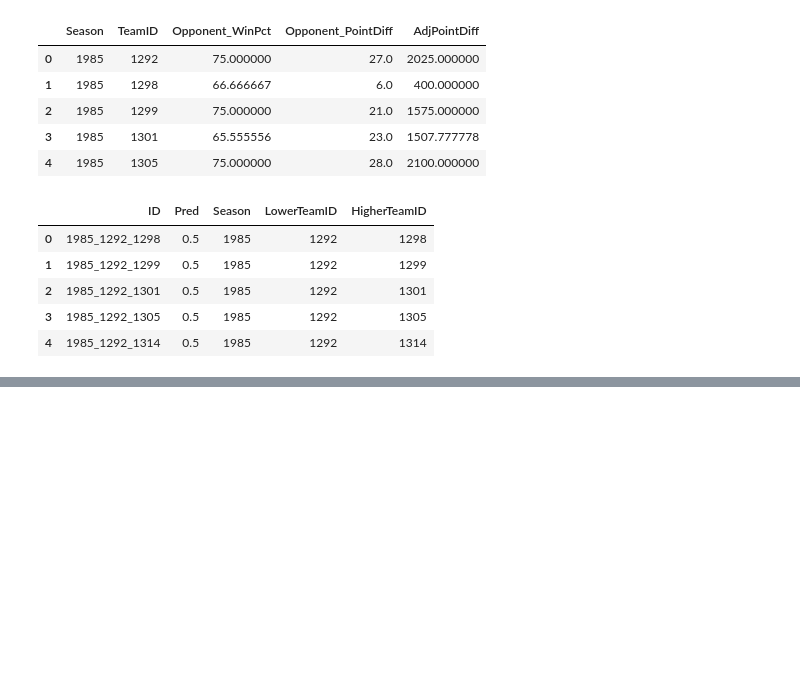
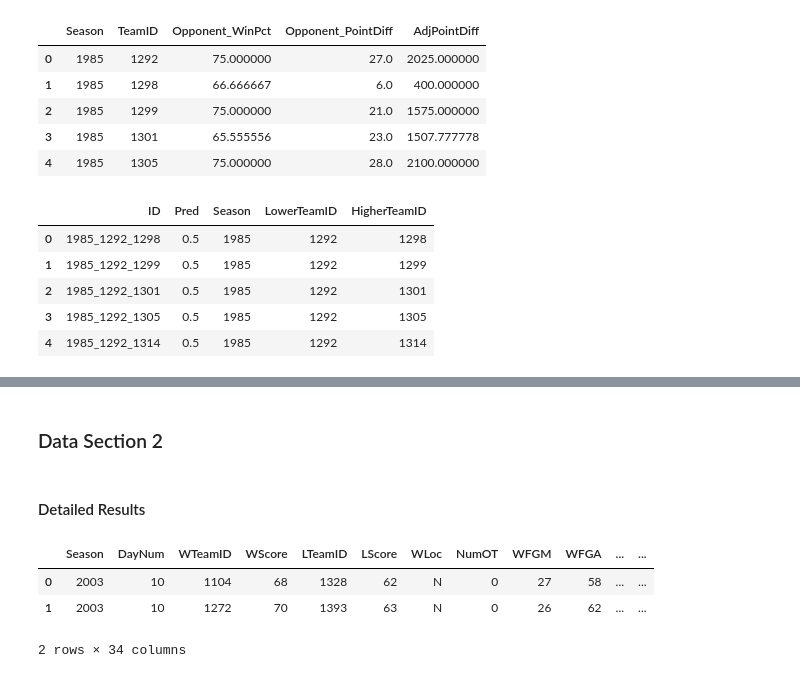
Before and after one commit to nikhil-rai-ds/march-machine-learning-mania-2025, a Jupyter notebook: EDA.ipynb, the cells around one changed output, grey strips where cells are left out. Saved outputs shown, nothing was run; the diff lists cells and outputs as text; code cells hidden in the pictures; blank space fills up the shorter version.

```diff
--- a/EDA.ipynb
+++ b/EDA.ipynb
@@ -971,0 +1824,12 @@ KeyboardInterrupt:
+# %% [markdown]
+<h3>Data Section 2</h3>
+# %% [markdown]
+<h4>Detailed Results</h4>
+# %%
+MRegularSeasonDetailedResults = pd.read_csv('../data/MRegularSeasonDetailedResults.csv')
+MRegularSeasonDetailedResults.head(2)
+# %% [output]
+|  | Season | DayNum | WTeamID | WScore | LTeamID | LScore | WLoc | NumOT | WFGM | WFGA | ... | ... |
+| 0 | 2003 | 10 | 1104 | 68 | 1328 | 62 | N | 0 | 27 | 58 | ... | ... |
+| 1 | 2003 | 10 | 1272 | 70 | 1393 | 63 | N | 0 | 26 | 62 | ... | ... |
+2 rows × 34 columns
```
Also changed, not shown: parts of 109 cells of this notebook, 1 other file.
